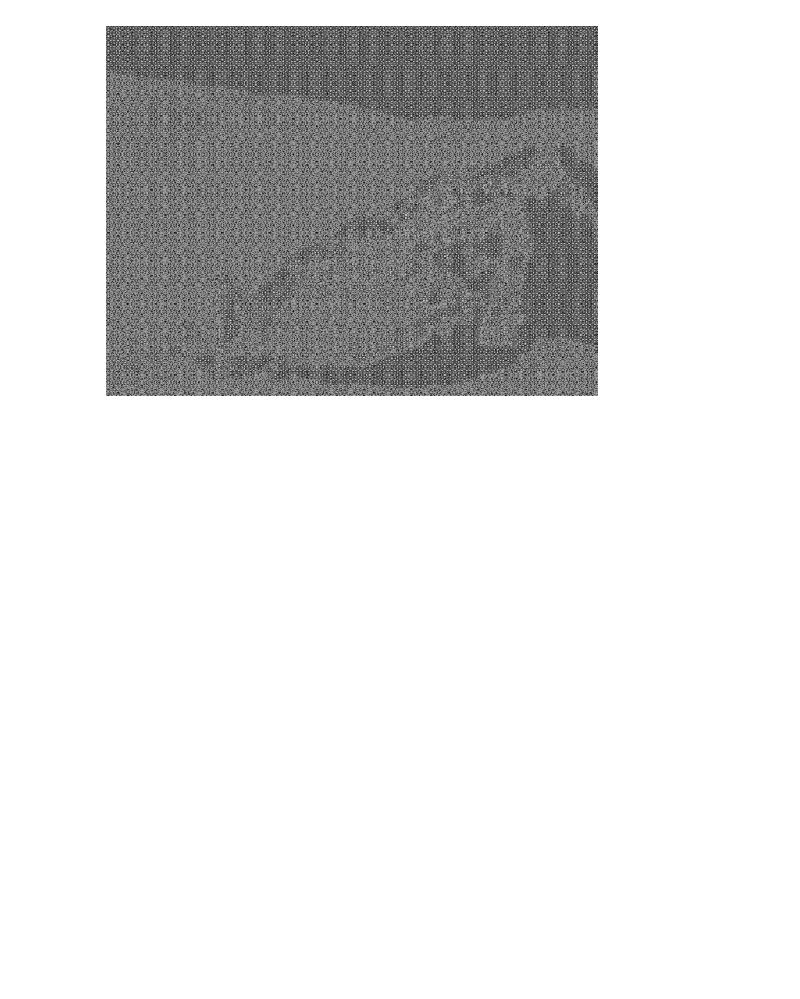
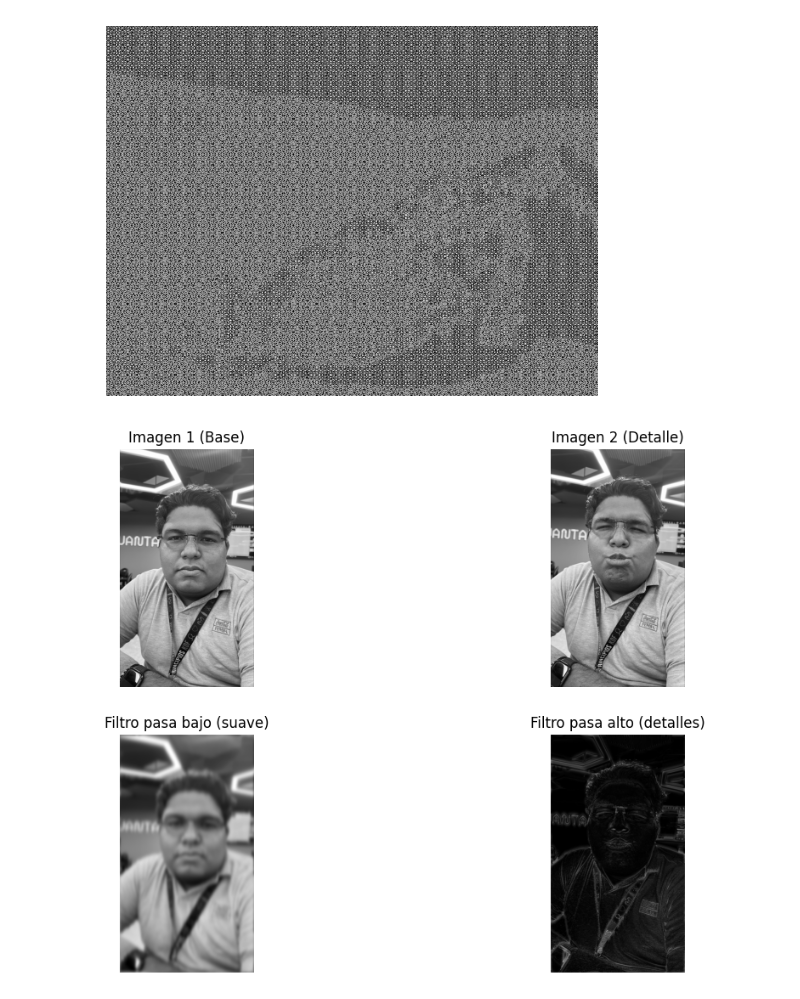
Before and after one commit to AlexSG29/Procesamiento-de-Imagenes-Clases, a Jupyter notebook: codigos sesion 3/sesion_3.ipynb, the cells around one changed output. Cells and saved outputs as stored; diff of their text form; code cells hidden in the pictures; blank space fills up the shorter version.

```diff
--- a/codigos sesion 3/sesion_3.ipynb
+++ b/codigos sesion 3/sesion_3.ipynb
@@ -95,3 +95,85 @@ plt.axis('off')
 plt.show()
 # %% [output]
 [figure]
+# %%
+import numpy as np
+import matplotlib.pyplot as plt
+from PIL import Image
+
+# cargar imágenes
+imagen_1 = Image.open('./Image.jpg').convert('L')
+imagen_2 = Image.open('./Image (1).jpg').convert('L')
+
+# asegurar mismo tamaño
+imagen_2 = imagen_2.resize(imagen_1.size)
+
+img1 = np.array(imagen_1, dtype=np.float32)
+img2 = np.array(imagen_2, dtype=np.float32)
+
+# Fourier
+f1 = np.fft.fftshift(np.fft.fft2(img1))
+f2 = np.fft.fftshift(np.fft.fft2(img2))
+
+rows, cols = img1.shape
+crow, ccol = rows // 2, cols // 2
+
+# crear filtro gaussiano (mucho mejor que circular duro)
+sigma = 20  # controla suavidad
+
+Y, X = np.ogrid[:rows, :cols]
+gaussian = np.exp(-((X - ccol)**2 + (Y - crow)**2) / (2 * sigma**2))
+
+# pasa bajo (imagen 1)
+low_pass = f1 * gaussian
+
+# pasa alto (imagen 2)
+high_pass = f2 * (1 - gaussian)
+
+# inversa
+img1_low = np.abs(np.fft.ifft2(np.fft.ifftshift(low_pass)))
+img2_high = np.abs(np.fft.ifft2(np.fft.ifftshift(high_pass)))
+
+# normalizar individualmente (clave para balance)
+img1_low = img1_low / img1_low.max()
+img2_high = img2_high / img2_high.max()
+
+# pesos para controlar efecto visual
+alpha = 0.6  # peso bajas frecuencias
+beta = 1.2   # peso altas frecuencias (más fuerte para efecto perceptual)
+
+img_hybrid = alpha * img1_low + beta * img2_high
+
+# normalización final
+img_hybrid = img_hybrid / img_hybrid.max()
+
+# visualización
+plt.figure(figsize=(12,8))
+
+plt.subplot(2,2,1)
+plt.imshow(img1, cmap='gray')
+plt.title('Imagen 1 (Base)')
+plt.axis('off')
+
+plt.subplot(2,2,2)
+plt.imshow(img2, cmap='gray')
+plt.title('Imagen 2 (Detalle)')
+plt.axis('off')
+
+plt.subplot(2,2,3)
+plt.imshow(img1_low, cmap='gray')
+plt.title('Filtro pasa bajo (suave)')
+plt.axis('off')
+
+plt.subplot(2,2,4)
+plt.imshow(img2_high, cmap='gray')
+plt.title('Filtro pasa alto (detalles)')
+plt.axis('off')
+
+plt.figure()
+plt.imshow(img_hybrid, cmap='gray')
+plt.title('Imagen híbrida')
+plt.axis('off')
+
+plt.show()
+# %% [output]
+[figure, added]
```
Also changed, not shown: parts of 1 cell of this notebook, 2 other files.
